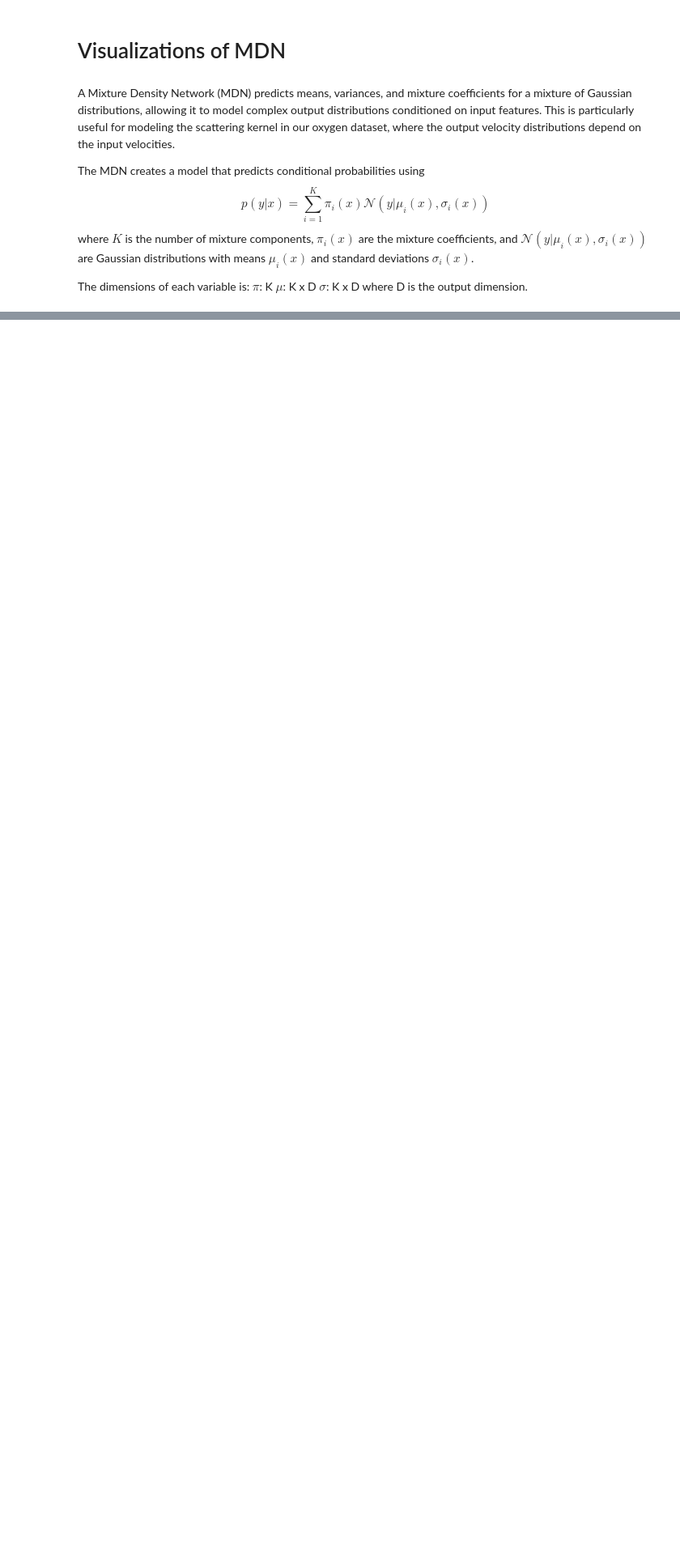
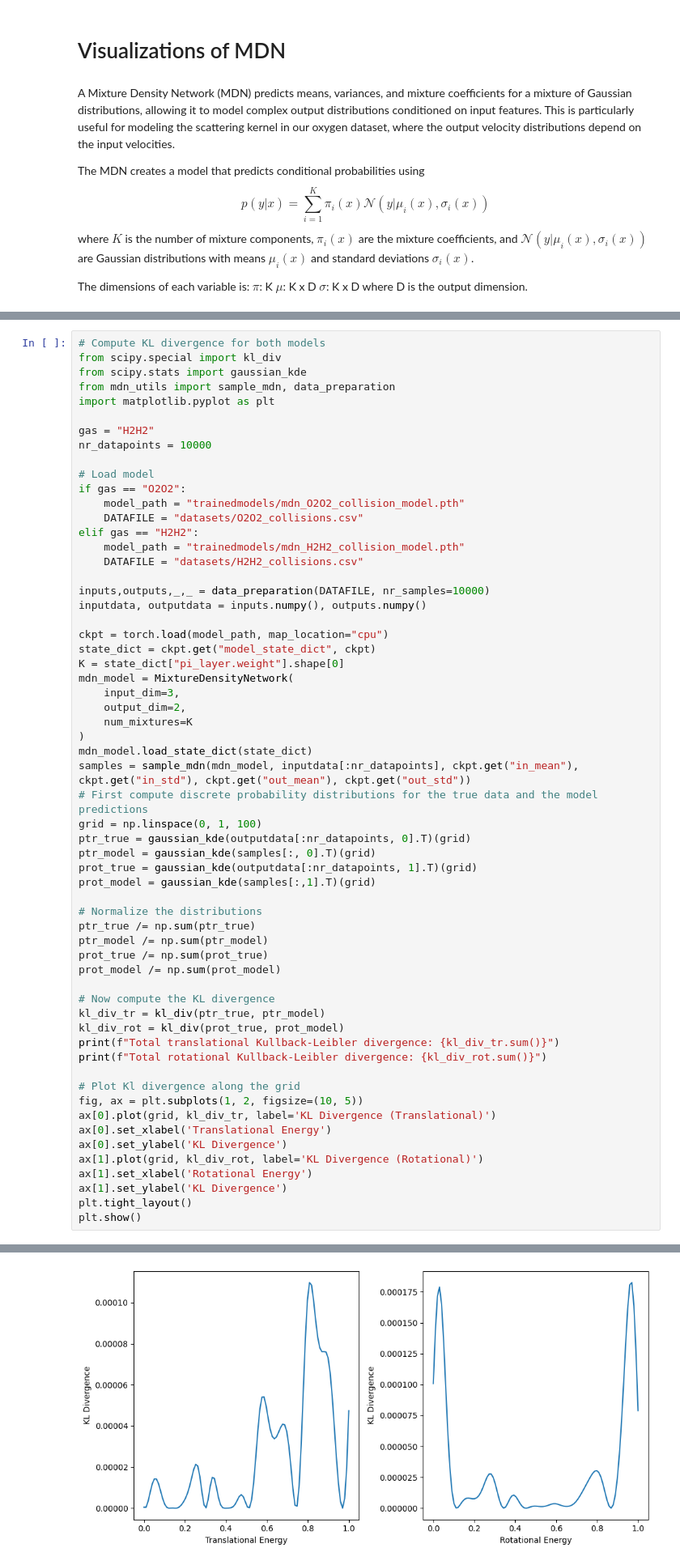
Before and after one commit to TijnZeelenberg/scatteringkernels, a Jupyter notebook: machinelearning/visualisations.ipynb, the cells around one changed output, grey strips where cells are left out. Shown at 81% size. Cells and saved outputs as stored; diff of their text form; blank space fills up the shorter version.

Commit message:
Add KL divergence

```diff
--- a/machinelearning/visualisations.ipynb
+++ b/machinelearning/visualisations.ipynb
@@ -151,0 +159,61 @@ Finished plot 4
+# %%
+# Compute KL divergence for both models
+from scipy.special import kl_div
+from scipy.stats import gaussian_kde
+from mdn_utils import sample_mdn, data_preparation
+import matplotlib.pyplot as plt
+
+gas = "H2H2"
+nr_datapoints = 10000
+
+# Load model
+if gas == "O2O2":
+    model_path = "trainedmodels/mdn_O2O2_collision_model.pth"
+    DATAFILE = "datasets/O2O2_collisions.csv"
+elif gas == "H2H2":
+    model_path = "trainedmodels/mdn_H2H2_collision_model.pth"
+    DATAFILE = "datasets/H2H2_collisions.csv"
+
+inputs,outputs,_,_ = data_preparation(DATAFILE, nr_samples=10000)
+inputdata, outputdata = inputs.numpy(), outputs.numpy()
+
+ckpt = torch.load(model_path, map_location="cpu")
+state_dict = ckpt.get("model_state_dict", ckpt)
+K = state_dict["pi_layer.weight"].shape[0]
+mdn_model = MixtureDensityNetwork(
+    input_dim=3,
+    output_dim=2,
+    num_mixtures=K
+)
+mdn_model.load_state_dict(state_dict)
+samples = sample_mdn(mdn_model, inputdata[:nr_datapoints], ckpt.get("in_mean"), ckpt.get("in_std"), ckpt.get("out_mean"), ckpt.get("out_std"))
+# First compute discrete probability distributions for the true data and the model predictions
+grid = np.linspace(0, 1, 100)
+ptr_true = gaussian_kde(outputdata[:nr_datapoints, 0].T)(grid)
+ptr_model = gaussian_kde(samples[:, 0].T)(grid)
+prot_true = gaussian_kde(outputdata[:nr_datapoints, 1].T)(grid)
+prot_model = gaussian_kde(samples[:,1].T)(grid)
+
+# Normalize the distributions
+ptr_true /= np.sum(ptr_true)
+ptr_model /= np.sum(ptr_model)
+prot_true /= np.sum(prot_true)
+prot_model /= np.sum(prot_model)
+
+# Now compute the KL divergence
+kl_div_tr = kl_div(ptr_true, ptr_model)
+kl_div_rot = kl_div(prot_true, prot_model)
+print(f"Total translational Kullback-Leibler divergence: {kl_div_tr.sum()}")
+print(f"Total rotational Kullback-Leibler divergence: {kl_div_rot.sum()}")
+
+# Plot Kl divergence along the grid
+fig, ax = plt.subplots(1, 2, figsize=(10, 5))
+ax[0].plot(grid, kl_div_tr, label='KL Divergence (Translational)')
+ax[0].set_xlabel('Translational Energy')
+ax[0].set_ylabel('KL Divergence')
+ax[1].plot(grid, kl_div_rot, label='KL Divergence (Rotational)')
+ax[1].set_xlabel('Rotational Energy')
+ax[1].set_ylabel('KL Divergence')
+plt.tight_layout()
+plt.show()
+# %% [output]
@@ -151,0 +222 @@ Finished plot 4
+[figure, added]
```
Also changed, not shown: parts of 6 cells of this notebook.
